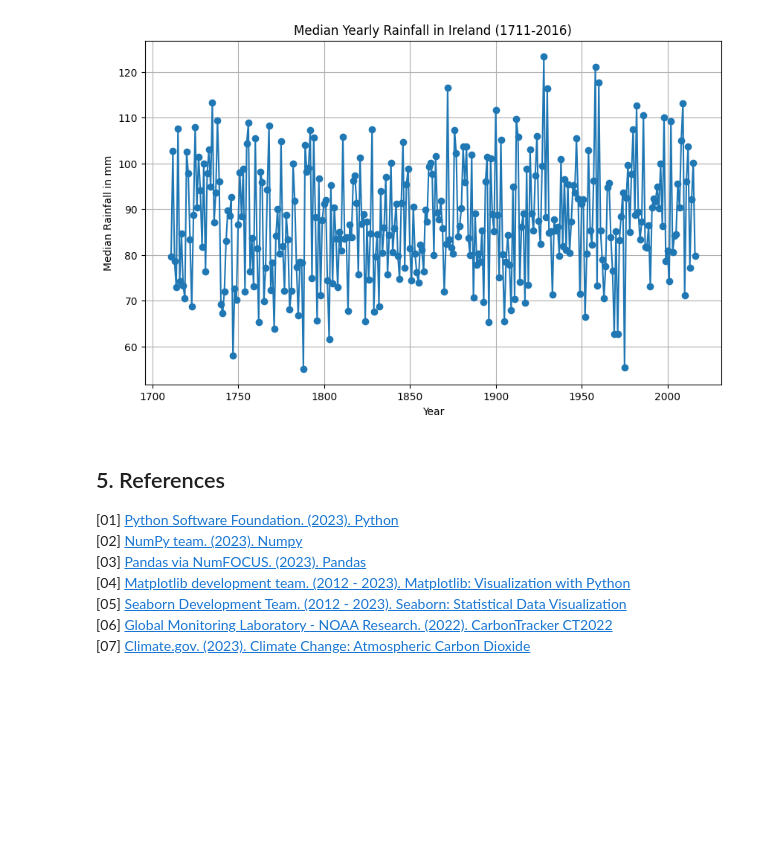
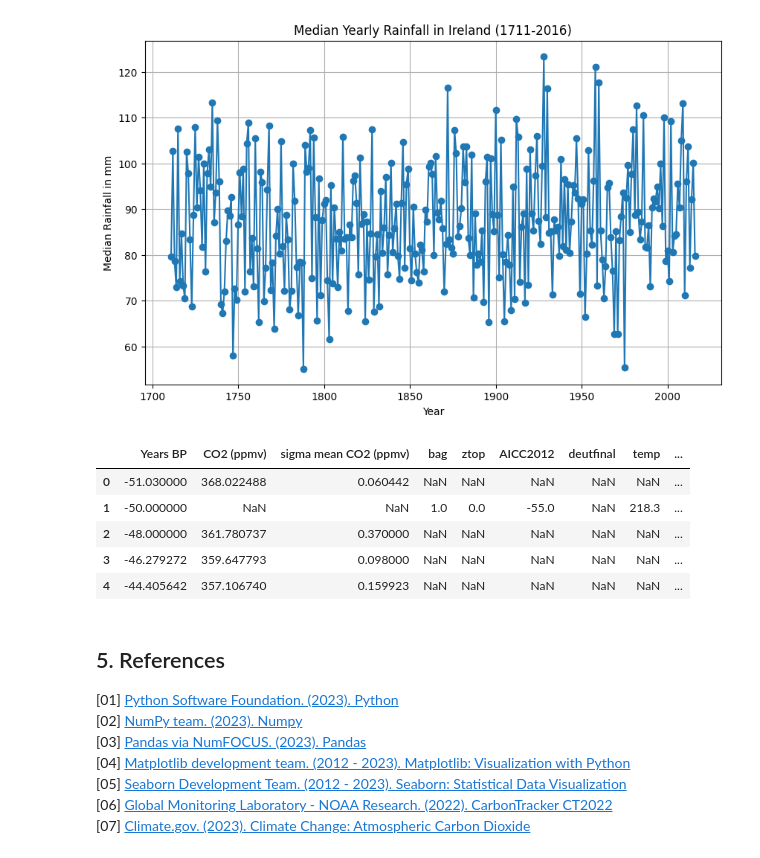
Before and after one commit to StefaniaVerduga/PfDA-project-2, a Jupyter notebook: PfDA-project-2.ipynb, the cells around one changed output. Cells and saved outputs as stored; diff of their text form; code cells hidden in the pictures; blank space fills up the shorter version.

Commit message:
Merged the analised variables into a single dataframe

```diff
--- a/PfDA-project-2.ipynb
+++ b/PfDA-project-2.ipynb
@@ -319,6 +319,36 @@ plt.grid(True)
 plt.show()
 # %% [output]
 [figure]
+# %%
+# Merge the variable CO2 and Temperature in the same dataframe
+# It is necessary to rename the columns, so that we will have consistent information once merged
+# https://pandas.pydata.org/docs/reference/api/pandas.DataFrame.rename.html
+co2_df.rename(columns={'Gasage (yr BP) ': 'Years BP'}, inplace=True)
+temperature_df.rename(columns={'EDC3béta': 'Years BP'}, inplace=True)
+ch4_df.rename(columns={'gas age (edc3_gas_a)': 'Years BP'}, inplace=True)
+
+# Merge the data
+# https://pandas.pydata.org/docs/reference/api/pandas.merge_ordered.html
+climate_merged_df = pd.merge_ordered(co2_df, temperature_df, on='Years BP', how='outer')
+climate_merged_df = pd.merge_ordered(climate_merged_df, ch4_df, on='Years BP', how='outer')
+
+# Save to CSV
+# https://www.freecodecamp.org/news/dataframe-to-csv-how-to-save-pandas-dataframes-by-exporting/#:~:text=to_csv()%20Method,format%20for%20storing%20tabular%20data.
+climate_merged_df.to_csv('merged_data.csv', index=False)
+
+# Save to JSON
+climate_merged_df.to_json('merged_data.json', orient='records')
+
+climate_merged_df = pd.read_csv('/Users/stefania/PfDA/PfDA-project-2/Datasets/merged_data.csv')
+
+climate_merged_df.head(5)
+# %% [output]
+|  | Years BP | CO2 (ppmv) | sigma mean CO2 (ppmv) | bag | ztop | AICC2012 | deutfinal | temp | ... |
+| 0 | -51.030000 | 368.022488 | 0.060442 | NaN | NaN | NaN | NaN | NaN | ... |
+| 1 | -50.000000 | NaN | NaN | 1.0 | 0.0 | -55.0 | NaN | 218.3 | ... |
+| 2 | -48.000000 | 361.780737 | 0.370000 | NaN | NaN | NaN | NaN | NaN | ... |
+| 3 | -46.279272 | 359.647793 | 0.098000 | NaN | NaN | NaN | NaN | NaN | ... |
+| 4 | -44.405642 | 357.106740 | 0.159923 | NaN | NaN | NaN | NaN | NaN | ... |
 # %% [markdown]
 ## 5. References
 [01] [Python Software Foundation. (2023). Python](#https://www.python.org/)
```
Also changed, not shown: 4 other files.
